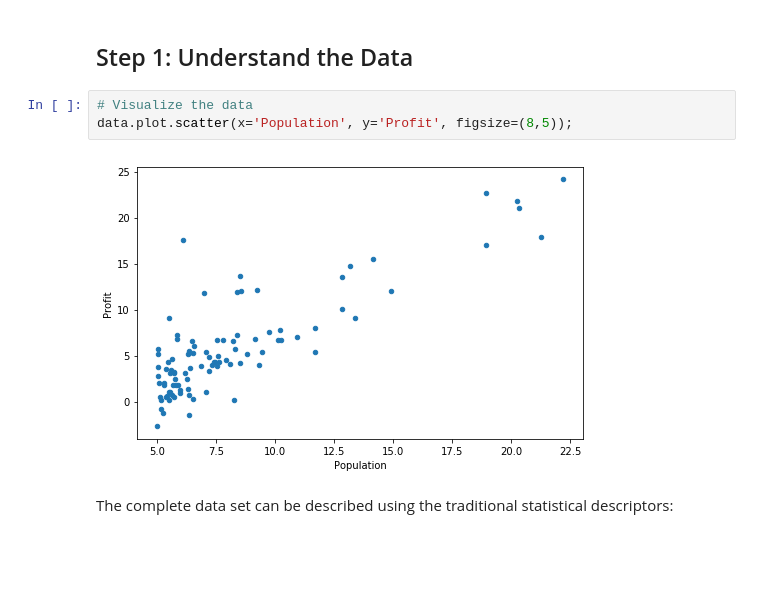
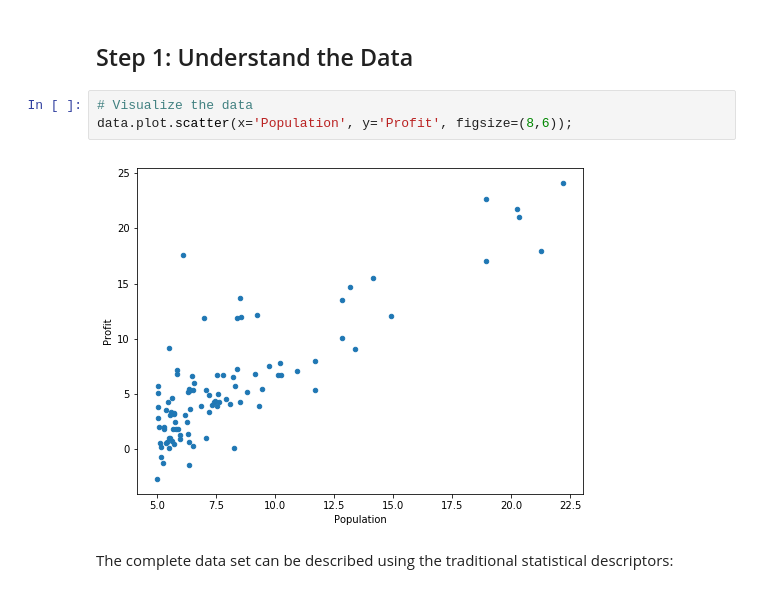
Before and after one commit to elizlajeunesse/MLCourse, a Jupyter notebook: Notebooks/Regression-with-a-Single-Feature.ipynb, the cells around one changed output. Cells and saved outputs as stored; diff of their text form; blank space fills up the shorter version.

```diff
--- a/Notebooks/Regression-with-a-Single-Feature.ipynb
+++ b/Notebooks/Regression-with-a-Single-Feature.ipynb
@@ -73,9 +73,9 @@ data.head()
 ## Step 1: Understand the Data
 # %%
 # Visualize the data
-data.plot.scatter(x='Population', y='Profit', figsize=(8,5));
+data.plot.scatter(x='Population', y='Profit', figsize=(8,6));
 # %% [output]
-[figure, old version]
+[figure, new version]
 # %% [markdown]
 The complete data set can be described using the traditional statistical descriptors:
 # %%
```
Also changed, not shown: parts of 7 cells of this notebook, 19 other files.
